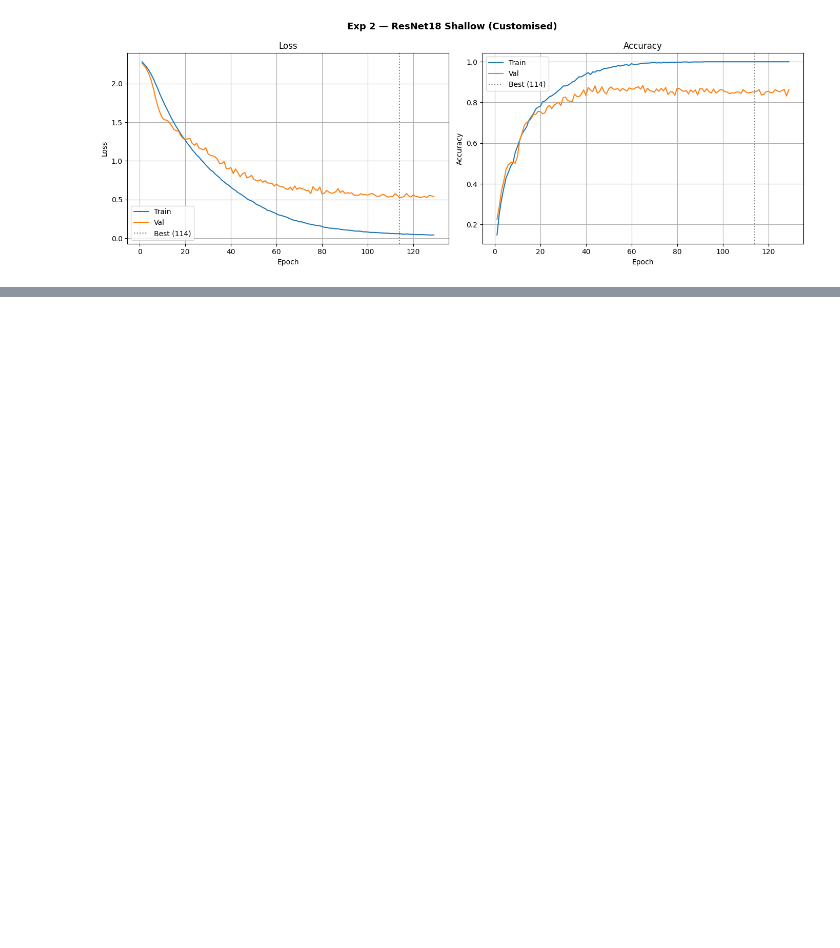
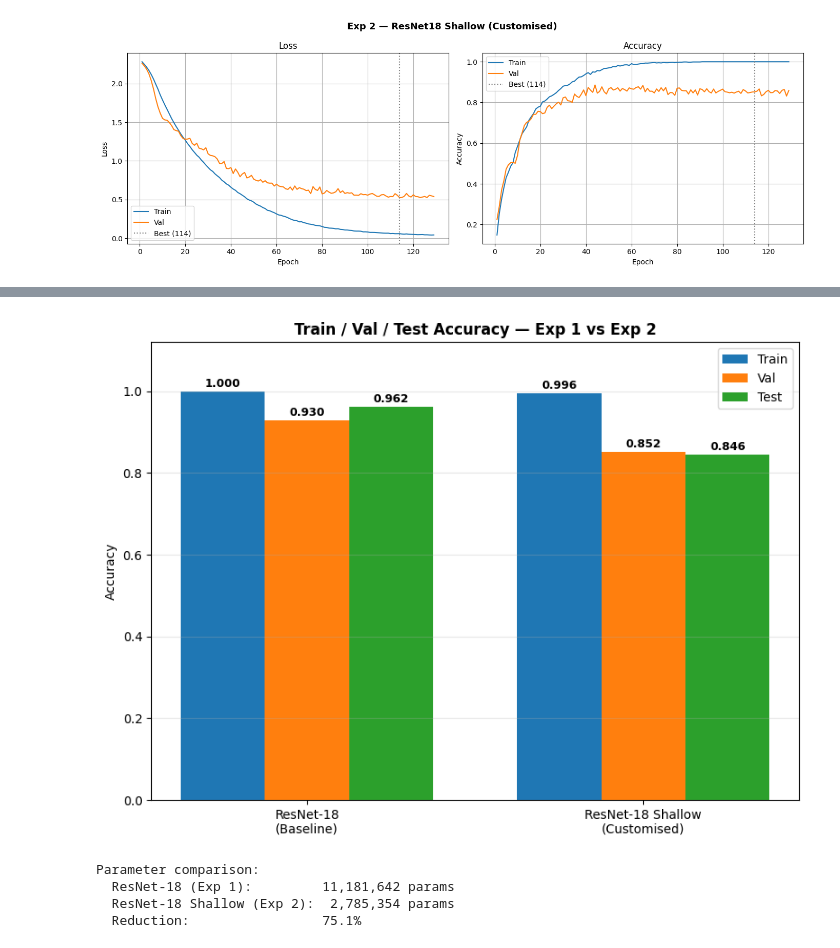
Before and after one commit to llravelo/42028-deep-learning-at02, a Jupyter notebook: A2_Classification_P1_Training.ipynb, the cells around one changed output, grey strips where cells are left out. Cells and saved outputs as stored; diff of their text form; code cells hidden in the pictures; blank space fills up the shorter version.

```diff
--- a/A2_Classification_P1_Training.ipynb
+++ b/A2_Classification_P1_Training.ipynb
@@ -544,0 +560,13 @@ print(f"  Test Accuracy:  {test_acc2:.4f}")
+# %%
+_, train_acc1 = evaluate(model1, eval_train_loader)
+_, val_acc1   = evaluate(model1, val_loader)
+_, test_acc1  = evaluate(model1, test_loader)
+
+_, train_acc2 = evaluate(model2, eval_train_loader)
+_, val_acc2   = evaluate(model2, val_loader)
+_, test_acc2  = evaluate(model2, test_loader)
+
+print("=== Exp 1 — ResNet-18 (Baseline) ===")
+print(f"  Train: {train_acc1:.4f} | Val: {val_acc1:.4f} | Test: {test_acc1:.4f}")
+print("\n=== Exp 2 — ResNet-18 (Customised) ===")
+print(f"  Train: {train_acc2:.4f} | Val: {val_acc2:.4f} | Test: {test_acc2:.4f}")
@@ -544,0 +623,36 @@ print(f"  Test Accuracy:  {test_acc2:.4f}")
+# %%
+width = 0.25
+x = np.arange(2)
+train_accs = [train_acc1, train_acc2]
+val_accs   = [val_acc1,   val_acc2]
+test_accs  = [test_acc1,  test_acc2]
+
+fig, ax = plt.subplots(figsize=(8, 6))
+b_train = ax.bar(x - width, train_accs, width, label="Train", color="tab:blue")
+b_val   = ax.bar(x,         val_accs,   width, label="Val",   color="tab:orange")
+b_test  = ax.bar(x + width, test_accs,  width, label="Test",  color="tab:green")
+ax.set_xticks(x)
+ax.set_xticklabels(["ResNet-18\n(Baseline)", "ResNet-18 Shallow\n(Customised)"])
+ax.set_ylabel("Accuracy")
+ax.set_title("Train / Val / Test Accuracy \u2014 Exp 1 vs Exp 2", fontweight="bold")
+ax.set_ylim(0, 1.12)
+ax.legend()
+ax.grid(True, axis="y", alpha=0.3)
+for bars, vals in [(b_train, train_accs), (b_val, val_accs), (b_test, test_accs)]:
+    for bar, val in zip(bars, vals):
+        ax.text(bar.get_x() + bar.get_width() / 2, val + 0.01, f"{val:.3f}",
+                ha="center", fontsize=9, fontweight="bold")
+plt.tight_layout()
+plt.savefig("runs/cls_comparison_accuracy.png", dpi=150)
+plt.show()
+
+print(f"\nParameter comparison:")
+print(f"  ResNet-18 (Exp 1):         {total1:>10,} params")
+print(f"  ResNet-18 Shallow (Exp 2): {total2:>10,} params")
+print(f"  Reduction:                 {(1 - total2 / total1) * 100:.1f}%")
+# %% [output]
+[figure, added]
+Parameter comparison:
+  ResNet-18 (Exp 1):         11,181,642 params
+  ResNet-18 Shallow (Exp 2):  2,785,354 params
+  Reduction:                 75.1%
```
Also changed, not shown: parts of 15 cells of this notebook.
